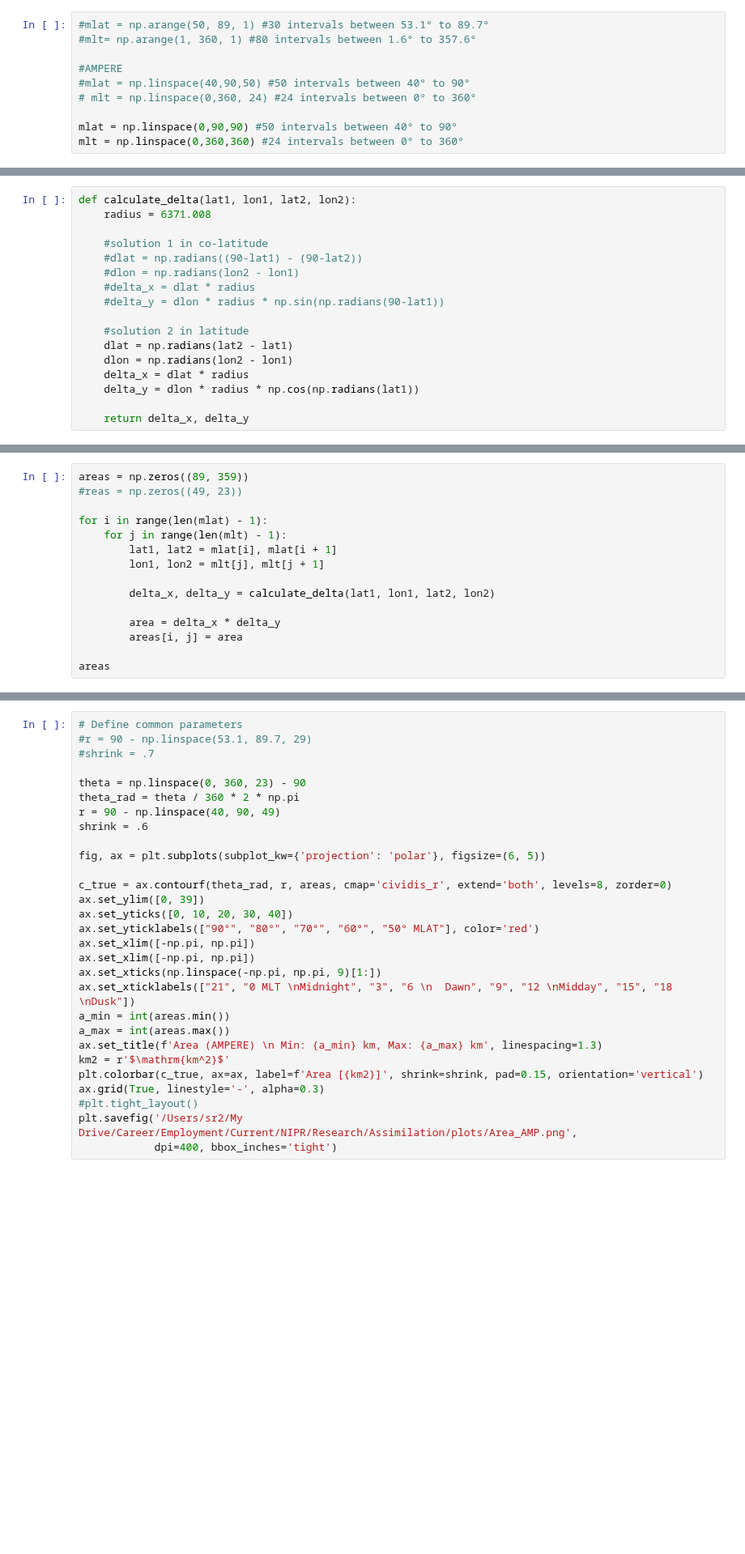
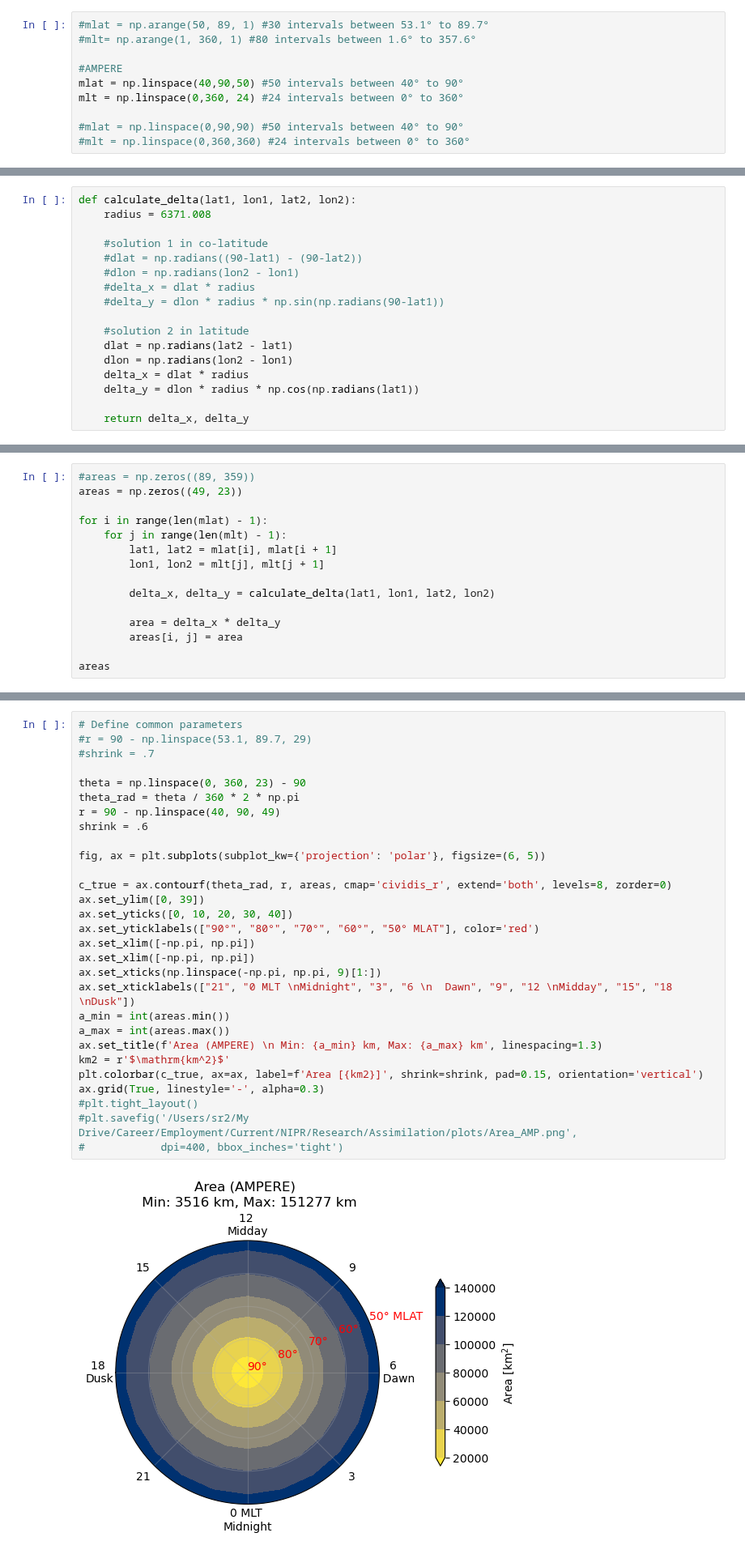
Before and after one commit to reddy-sachin/REPPU-ESN2, a Jupyter notebook: AE/weight_area.ipynb, the cells around one changed output, grey strips where cells are left out. Shown at 81% size. Saved outputs shown, nothing was run; the diff lists cells and outputs as text; blank space fills up the shorter version.

```diff
--- a/AE/weight_area.ipynb
+++ b/AE/weight_area.ipynb
@@ -7,8 +8,8 @@ import seaborn as sns
 #mlt= np.arange(1, 360, 1) #80 intervals between 1.6° to 357.6°
 
 #AMPERE
-#mlat = np.linspace(40,90,50) #50 intervals between 40° to 90°
-# mlt = np.linspace(0,360, 24) #24 intervals between 0° to 360°
+mlat = np.linspace(40,90,50) #50 intervals between 40° to 90°
+mlt = np.linspace(0,360, 24) #24 intervals between 0° to 360°
 
-mlat = np.linspace(0,90,90) #50 intervals between 40° to 90°
-mlt = np.linspace(0,360,360) #24 intervals between 0° to 360°
+#mlat = np.linspace(0,90,90) #50 intervals between 40° to 90°
+#mlt = np.linspace(0,360,360) #24 intervals between 0° to 360°
@@ -40,6 +33,6 @@ np.sin(np.deg2rad(1)), np.sin(np.deg2rad(89))
 # %%
-areas = np.zeros((89, 359))
-#reas = np.zeros((49, 23))
+#areas = np.zeros((89, 359))
+areas = np.zeros((49, 23))
 
 for i in range(len(mlat) - 1):
     for j in range(len(mlt) - 1):
@@ -109,29 +137,31 @@ plt.savefig('/Users/sr2/My Drive/Career/Employment/Current/NIPR/Research/Assimil
 # %%
 # Define common parameters
 #r = 90 - np.linspace(53.1, 89.7, 29)
 #shrink = .7
 
 theta = np.linspace(0, 360, 23) - 90
 theta_rad = theta / 360 * 2 * np.pi
 r = 90 - np.linspace(40, 90, 49)
 shrink = .6
 
 fig, ax = plt.subplots(subplot_kw={'projection': 'polar'}, figsize=(6, 5))
 
 c_true = ax.contourf(theta_rad, r, areas, cmap='cividis_r', extend='both', levels=8, zorder=0)
 ax.set_ylim([0, 39])
 ax.set_yticks([0, 10, 20, 30, 40])
 ax.set_yticklabels(["90°", "80°", "70°", "60°", "50° MLAT"], color='red')
 ax.set_xlim([-np.pi, np.pi])
 ax.set_xlim([-np.pi, np.pi])
 ax.set_xticks(np.linspace(-np.pi, np.pi, 9)[1:])
 ax.set_xticklabels(["21", "0 MLT \nMidnight", "3", "6 \n  Dawn", "9", "12 \nMidday", "15", "18 \nDusk"])
 a_min = int(areas.min())
 a_max = int(areas.max())
 ax.set_title(f'Area (AMPERE) \n Min: {a_min} km, Max: {a_max} km', linespacing=1.3)
 km2 = r'$\mathrm{km^2}$'
 plt.colorbar(c_true, ax=ax, label=f'Area [{km2}]', shrink=shrink, pad=0.15, orientation='vertical')
 ax.grid(True, linestyle='-', alpha=0.3)
 #plt.tight_layout()
-plt.savefig('/Users/sr2/My Drive/Career/Employment/Current/NIPR/Research/Assimilation/plots/Area_AMP.png',
-            dpi=400, bbox_inches='tight')
+#plt.savefig('/Users/sr2/My Drive/Career/Employment/Current/NIPR/Research/Assimilation/plots/Area_AMP.png',
+#            dpi=400, bbox_inches='tight')
+# %% [output]
+[figure, added]
```
Also changed, not shown: parts of 6 cells of this notebook, 8 other files.
